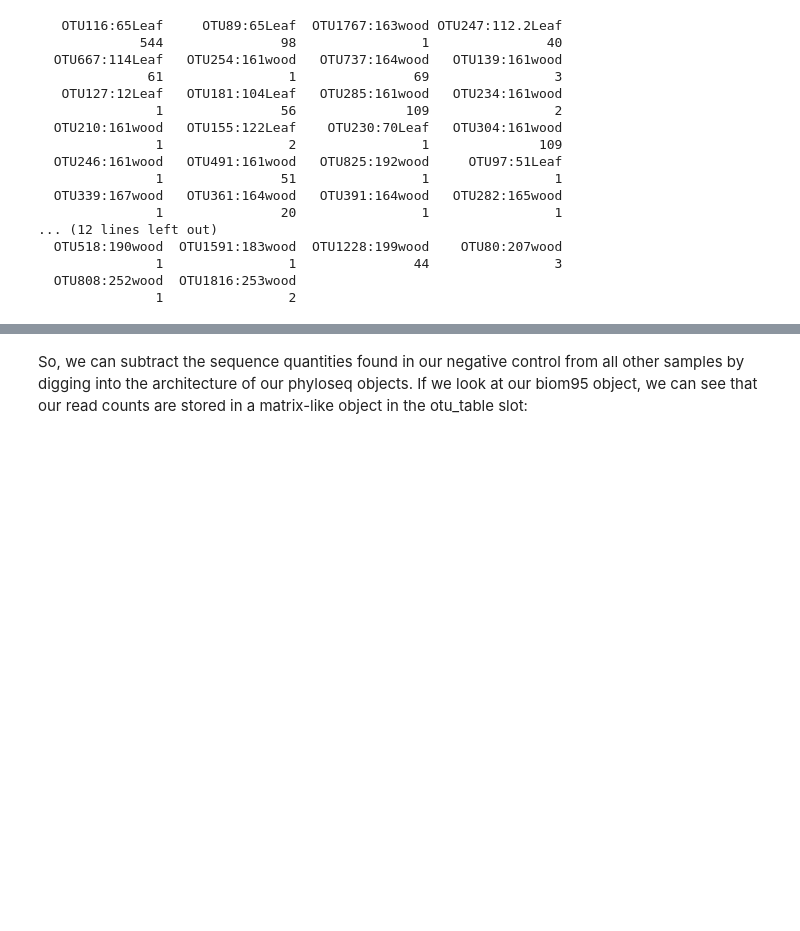
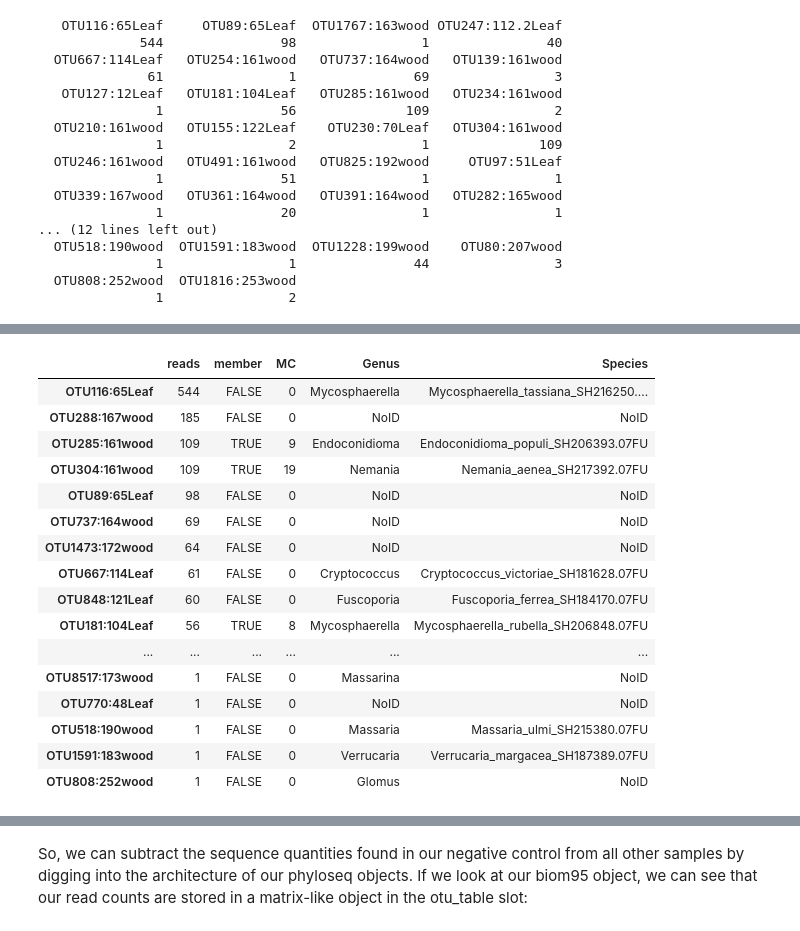
Before and after one commit to danchurch/taiwan_combined_stats, a Jupyter notebook: XylariaLeafWoodStats.ipynb, the cells around one changed output, grey strips where cells are left out. Cells and saved outputs as stored; diff of their text form; code cells hidden in the pictures; blank space fills up the shorter version.

```diff
--- a/XylariaLeafWoodStats.ipynb
+++ b/XylariaLeafWoodStats.ipynb
@@ -144,0 +262,20 @@ This stacks OTUs in the same taxonomic category into a single column. Hence, two
+# %%
+Neg95bar
+# %% [output]
+|  | reads | member | MC | Genus | Species |
+| OTU116:65Leaf | 544 | FALSE | 0 | Mycosphaerella | Mycosphaerella_tassiana_SH216250.... |
+| OTU288:167wood | 185 | FALSE | 0 | NoID | NoID |
+| OTU285:161wood | 109 | TRUE | 9 | Endoconidioma | Endoconidioma_populi_SH206393.07FU |
+| OTU304:161wood | 109 | TRUE | 19 | Nemania | Nemania_aenea_SH217392.07FU |
+| OTU89:65Leaf | 98 | FALSE | 0 | NoID | NoID |
+| OTU737:164wood | 69 | FALSE | 0 | NoID | NoID |
+| OTU1473:172wood | 64 | FALSE | 0 | NoID | NoID |
+| OTU667:114Leaf | 61 | FALSE | 0 | Cryptococcus | Cryptococcus_victoriae_SH181628.07FU |
+| OTU848:121Leaf | 60 | FALSE | 0 | Fuscoporia | Fuscoporia_ferrea_SH184170.07FU |
+| OTU181:104Leaf | 56 | TRUE | 8 | Mycosphaerella | Mycosphaerella_rubella_SH206848.07FU |
+| ... | ... | ... | ... | ... | ... |
+| OTU8517:173wood | 1 | FALSE | 0 | Massarina | NoID |
+| OTU770:48Leaf | 1 | FALSE | 0 | NoID | NoID |
+| OTU518:190wood | 1 | FALSE | 0 | Massaria | Massaria_ulmi_SH215380.07FU |
+| OTU1591:183wood | 1 | FALSE | 0 | Verrucaria | Verrucaria_margacea_SH187389.07FU |
+| OTU808:252wood | 1 | FALSE | 0 | Glomus | NoID |
```
Also changed, not shown: parts of 24 cells of this notebook.
